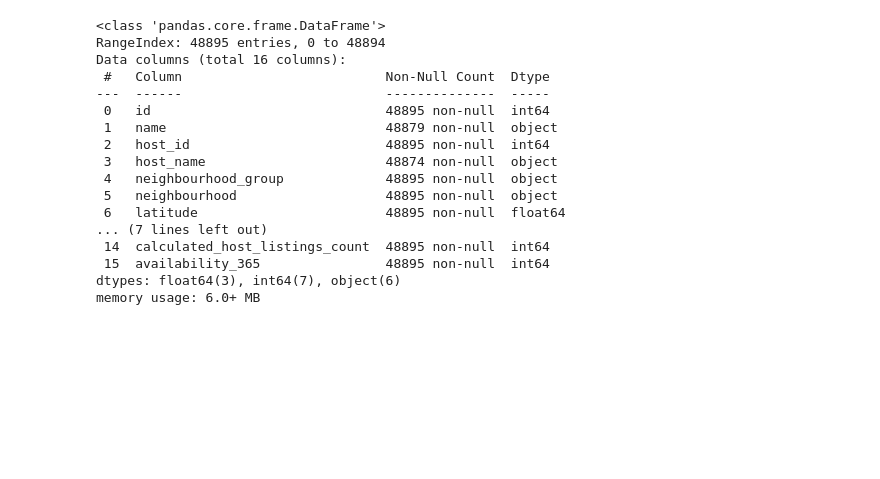
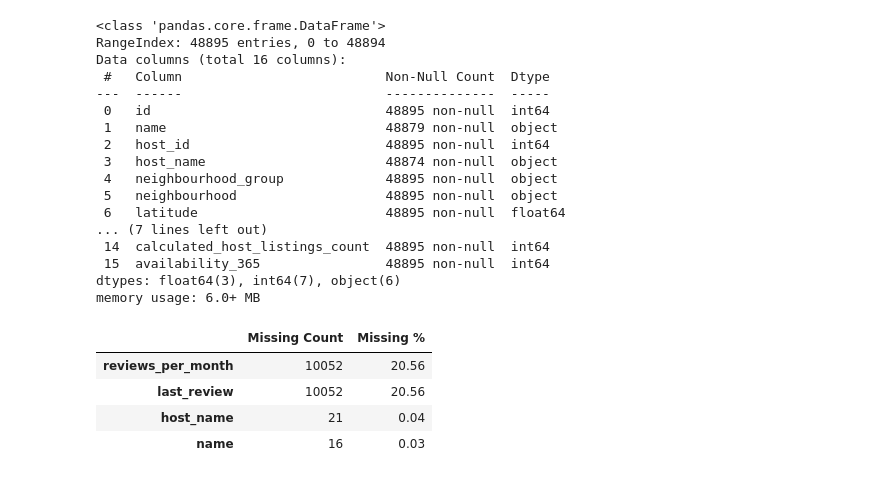
Before and after one commit to aya-alharazin/Airbnb-NYC-2019-Exploratory-Data-Analysis, a Jupyter notebook: airbnb-nyc-2019-exploratory-data-analysis.ipynb, the cells around one changed output. Drawn from its saved outputs; the diff is of its cells as text; code cells hidden in the pictures; blank space fills up the shorter version.

```diff
--- a/airbnb-nyc-2019-exploratory-data-analysis.ipynb
+++ b/airbnb-nyc-2019-exploratory-data-analysis.ipynb
@@ -73,3 +73,16 @@ Data columns (total 16 columns):
  15  availability_365                48895 non-null  int64
 dtypes: float64(3), int64(7), object(6)
 memory usage: 6.0+ MB
+# %%
+# ── 1.3 Missing Values ───────────────────────────────────
+missing = df.isnull().sum()
+missing_pct = (missing / len(df) * 100).round(2)
+missing_df = pd.DataFrame({'Missing Count': missing,
+                            'Missing %': missing_pct})
+missing_df[missing_df['Missing Count'] > 0].sort_values('Missing %', ascending=False)
+# %% [output]
+|  | Missing Count | Missing % |
+| reviews_per_month | 10052 | 20.56 |
+| last_review | 10052 | 20.56 |
+| host_name | 21 | 0.04 |
+| name | 16 | 0.03 |
```
Also changed, not shown: parts of 1 cell of this notebook.
